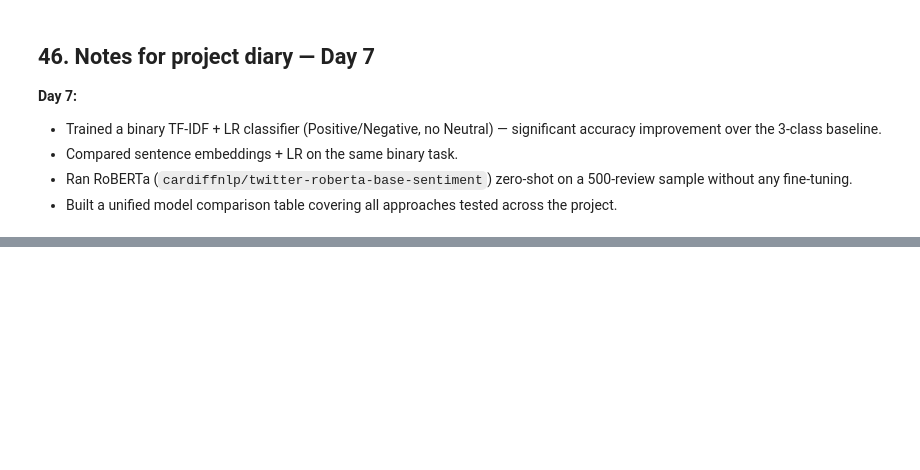
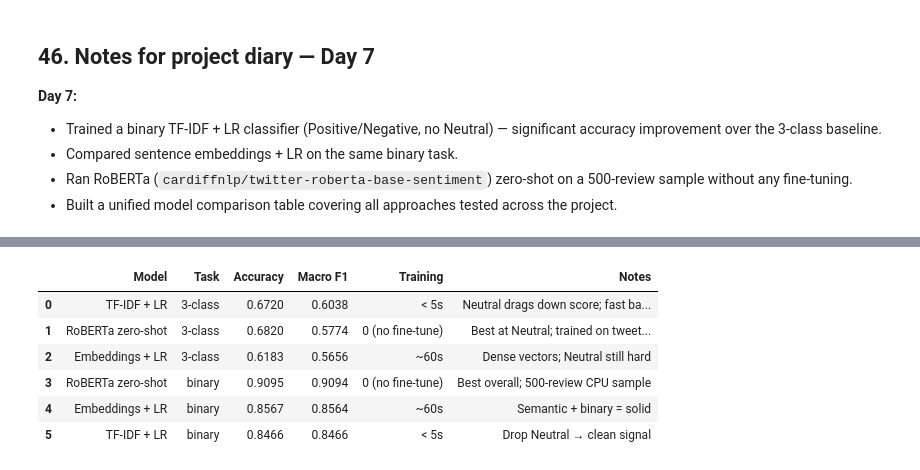
Before and after one commit to ando-ship-it/consumer-trend-detector, a Jupyter notebook: notebooks/01_eda_baseline_consumer_trends.ipynb, the cells around one changed output, grey strips where cells are left out. Saved outputs shown, nothing was run; the diff lists cells and outputs as text; code cells hidden in the pictures; blank space fills up the shorter version.

Commit message:
Day 7 cont: 3-class comparison, Neutral analysis, full model table

```diff
--- a/notebooks/01_eda_baseline_consumer_trends.ipynb
+++ b/notebooks/01_eda_baseline_consumer_trends.ipynb
@@ -1705,0 +1732,17 @@ display(comparison_table)
+# %%
+# Run on 500 reviews from full dataset (including Neutral)
+ROBERTA_3_SAMPLE = 500
+df_rob3 = df.sample(ROBERTA_3_SAMPLE, random_state=RANDOM_STATE + 1).copy().reset_index(drop=True)
+
+print(f"Running RoBERTa 3-class inference on {ROBERTA_3_SAMPLE} reviews...")
+raw_preds3 = roberta_pipe(df_rob3["review_text"].tolist(), batch_size=32)
+
+label_map = {"LABEL_0": "Negative", "LABEL_1": "Neutral", "LABEL_2": "Positive"}
+df_rob3["roberta_pred"] = [label_map[p["label"]] for p in raw_preds3]
+
+acc_rob3 = accuracy_score(df_rob3["sentiment"], df_rob3["roberta_pred"])
+f1_rob3  = f1_score(df_rob3["sentiment"], df_rob3["roberta_pred"], average="macro")
+
+print(f"\nRoBERTa zero-shot (3-class) — Accuracy: {acc_rob3:.4f}  Macro F1: {f1_rob3:.4f}")
+print()
+print(classification_report(df_rob3["sentiment"], df_rob3["roberta_pred"]))
@@ -1705,0 +1765,63 @@ display(comparison_table)
+# %%
+full_comparison = pd.DataFrame([
+    # ── 3-class models ──────────────────────────────────────────
+    {
+        "Model":     "TF-IDF + LR",
+        "Task":      "3-class",
+        "Accuracy":  round(accuracy, 4),
+        "Macro F1":  round(macro_f1, 4),
+        "Training":  "< 5s",
+        "Notes":     "Neutral drags down score; fast baseline"
+    },
+    {
+        "Model":     "Embeddings + LR",
+        "Task":      "3-class",
+        "Accuracy":  round(acc_emb, 4),
+        "Macro F1":  round(f1_emb, 4),
+        "Training":  "~60s",
+        "Notes":     "Dense vectors; Neutral still hard"
+    },
+    {
+        "Model":     "RoBERTa zero-shot",
+        "Task":      "3-class",
+        "Accuracy":  round(acc_rob3, 4),
+        "Macro F1":  round(f1_rob3, 4),
+        "Training":  "0 (no fine-tune)",
+        "Notes":     "Best at Neutral; trained on tweet tone"
+    },
+    # ── binary models ────────────────────────────────────────────
+    {
+        "Model":     "TF-IDF + LR",
+        "Task":      "binary",
+        "Accuracy":  round(acc_bin, 4),
+        "Macro F1":  round(f1_bin, 4),
+        "Training":  "< 5s",
+        "Notes":     "Drop Neutral → clean signal"
+    },
+    {
+        "Model":     "Embeddings + LR",
+        "Task":      "binary",
+        "Accuracy":  round(acc_eb, 4),
+        "Macro F1":  round(f1_eb, 4),
+        "Training":  "~60s",
+        "Notes":     "Semantic + binary = solid"
+    },
+    {
+        "Model":     "RoBERTa zero-shot",
+        "Task":      "binary",
+        "Accuracy":  round(acc_rob, 4),
+        "Macro F1":  round(f1_rob, 4),
+        "Training":  "0 (no fine-tune)",
+        "Notes":     "Best overall; 500-review CPU sample"
+    },
+])
+
+display(full_comparison.sort_values(["Task", "Macro F1"], ascending=[True, False]).reset_index(drop=True))
+# %% [output]
+|  | Model | Task | Accuracy | Macro F1 | Training | Notes |
+| 0 | TF-IDF + LR | 3-class | 0.6720 | 0.6038 | < 5s | Neutral drags down score; fast ba... |
+| 1 | RoBERTa zero-shot | 3-class | 0.6820 | 0.5774 | 0 (no fine-tune) | Best at Neutral; trained on tweet... |
+| 2 | Embeddings + LR | 3-class | 0.6183 | 0.5656 | ~60s | Dense vectors; Neutral still hard |
+| 3 | RoBERTa zero-shot | binary | 0.9095 | 0.9094 | 0 (no fine-tune) | Best overall; 500-review CPU sample |
+| 4 | Embeddings + LR | binary | 0.8567 | 0.8564 | ~60s | Semantic + binary = solid |
+| 5 | TF-IDF + LR | binary | 0.8466 | 0.8466 | < 5s | Drop Neutral → clean signal |
```
Also changed, not shown: parts of 7 cells of this notebook.
